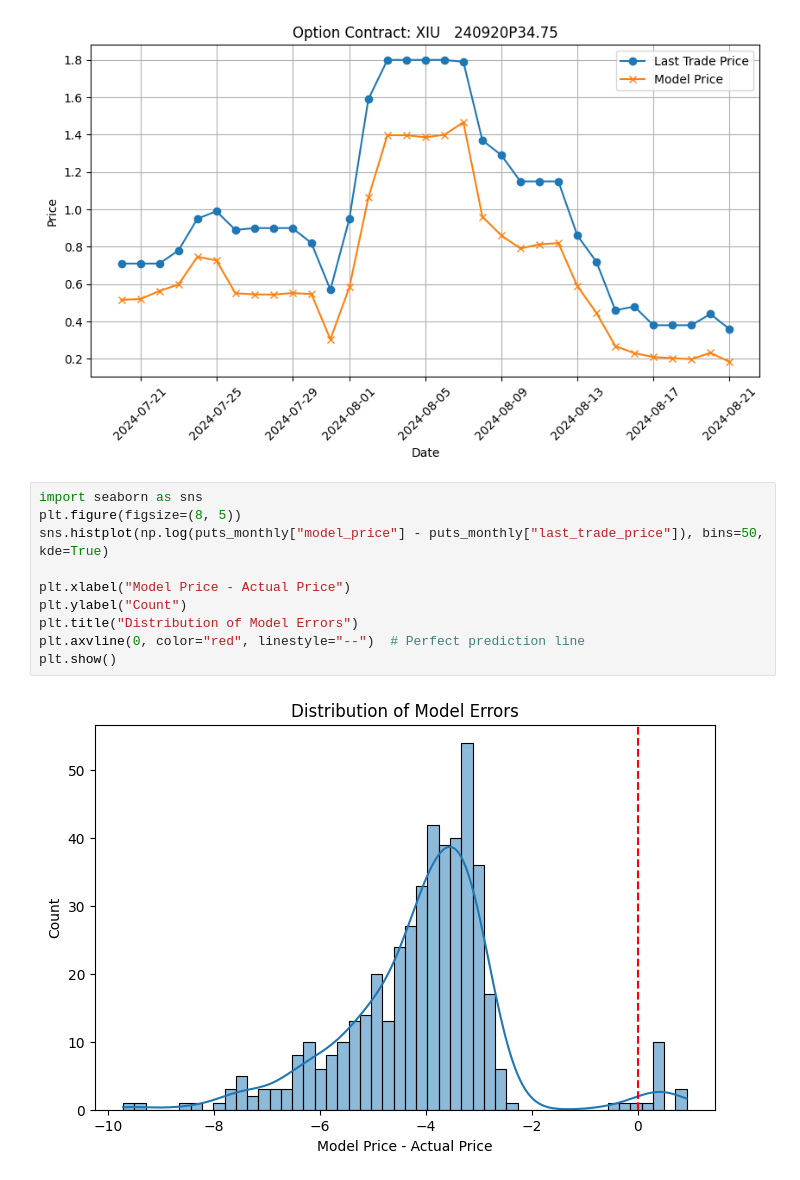
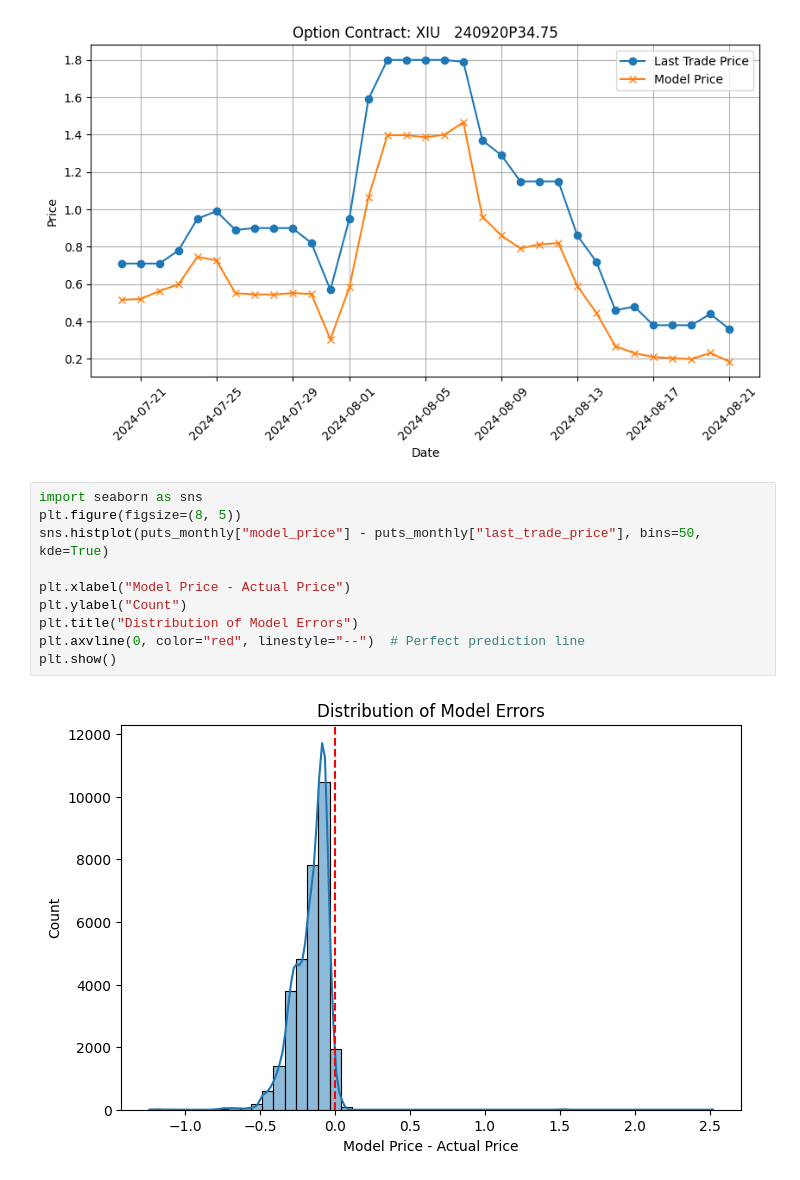
Before and after one commit to 3752V/CA-options-pricing, a Jupyter notebook: models.ipynb, the cells around one changed output. Drawn from its saved outputs; the diff is of its cells as text.

Commit message:
fixed graph

```diff
--- a/models.ipynb
+++ b/models.ipynb
@@ -341,12 +341,12 @@ plt.show()
 # %%
 import seaborn as sns
 plt.figure(figsize=(8, 5))
-sns.histplot(np.log(puts_monthly["model_price"] - puts_monthly["last_trade_price"]), bins=50, kde=True)
+sns.histplot(puts_monthly["model_price"] - puts_monthly["last_trade_price"], bins=50, kde=True)
 
 plt.xlabel("Model Price - Actual Price")
 plt.ylabel("Count")
 plt.title("Distribution of Model Errors")
 plt.axvline(0, color="red", linestyle="--")  # Perfect prediction line
 plt.show()
 # %% [output]
-[figure, old version]
+[figure, new version]
```
